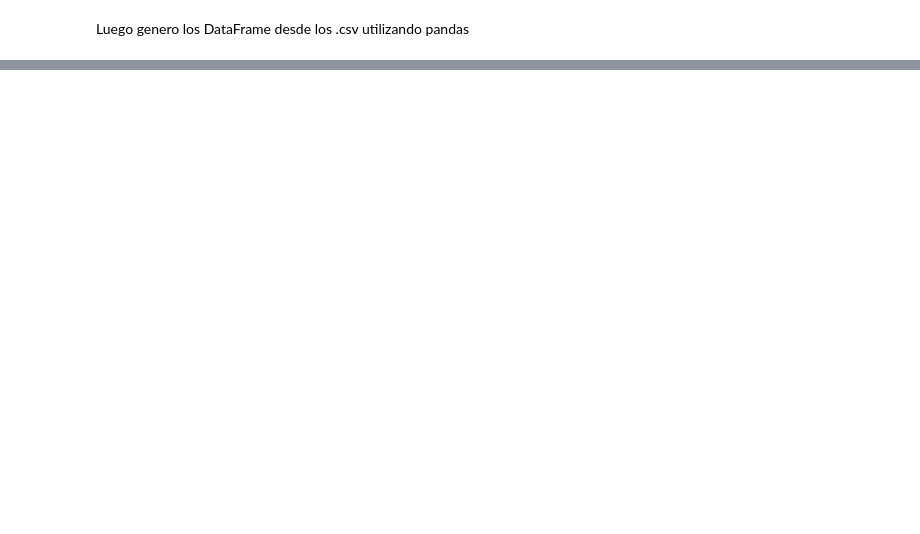
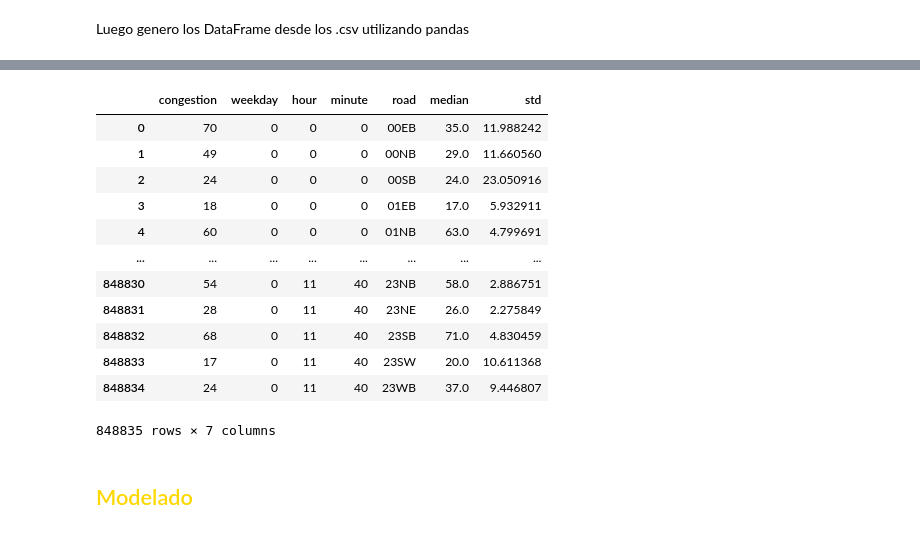
Before and after one commit to alanpirotta/kaggle_tabular_playground, a Jupyter notebook: tabular-playground-series-mar-2022.ipynb, the cells around one changed output, grey strips where cells are left out. Drawn from its saved outputs; the diff is of its cells as text; code cells hidden in the pictures; blank space fills up the shorter version.

```diff
--- a/tabular-playground-series-mar-2022.ipynb
+++ b/tabular-playground-series-mar-2022.ipynb
@@ -48,0 +118,5 @@ hola
+# %%
+medians = pd.DataFrame(train.groupby(['road','weekday','hour','minute'])['congestion'].median().reset_index())
+medians = medians.rename(columns={'congestion':'median'})
+stds = pd.DataFrame(train.groupby(['road','weekday','hour','minute'])['congestion'].std().reset_index())
+stds = stds.rename(columns={'congestion':'std'})
@@ -48,0 +139,5 @@ hola
+# %%
+train = train.merge(medians, how='left', on=['road','weekday','hour','minute'])
+train = train.merge(stds, how='left', on=['road','weekday','hour','minute'])
+X_test = test.merge(medians, how='left', on=['road','weekday','hour','minute'])
+X_test = X_test.merge(stds, how='left', on=['road','weekday','hour','minute'])
@@ -48,0 +153,3 @@ hola
+# %%
+train = train.drop(columns=['time','x','y','direction'])
+X_test = X_test.drop(columns=['time','x','y','direction'])
@@ -48,0 +174,16 @@ hola
+# %%
+train
+# %% [output]
+|  | congestion | weekday | hour | minute | road | median | std |
+| 0 | 70 | 0 | 0 | 0 | 00EB | 35.0 | 11.988242 |
+| 1 | 49 | 0 | 0 | 0 | 00NB | 29.0 | 11.660560 |
+| 2 | 24 | 0 | 0 | 0 | 00SB | 24.0 | 23.050916 |
+| 3 | 18 | 0 | 0 | 0 | 01EB | 17.0 | 5.932911 |
+| 4 | 60 | 0 | 0 | 0 | 01NB | 63.0 | 4.799691 |
+| ... | ... | ... | ... | ... | ... | ... | ... |
+| 848830 | 54 | 0 | 11 | 40 | 23NB | 58.0 | 2.886751 |
+| 848831 | 28 | 0 | 11 | 40 | 23NE | 26.0 | 2.275849 |
+| 848832 | 68 | 0 | 11 | 40 | 23SB | 71.0 | 4.830459 |
+| 848833 | 17 | 0 | 11 | 40 | 23SW | 20.0 | 10.611368 |
+| 848834 | 24 | 0 | 11 | 40 | 23WB | 37.0 | 9.446807 |
+848835 rows × 7 columns
@@ -48,0 +195,2 @@ hola
+# %% [markdown]
+## <span style='color:#ffd700'> Modelado </span>
```
Also changed, not shown: parts of 34 cells of this notebook.
